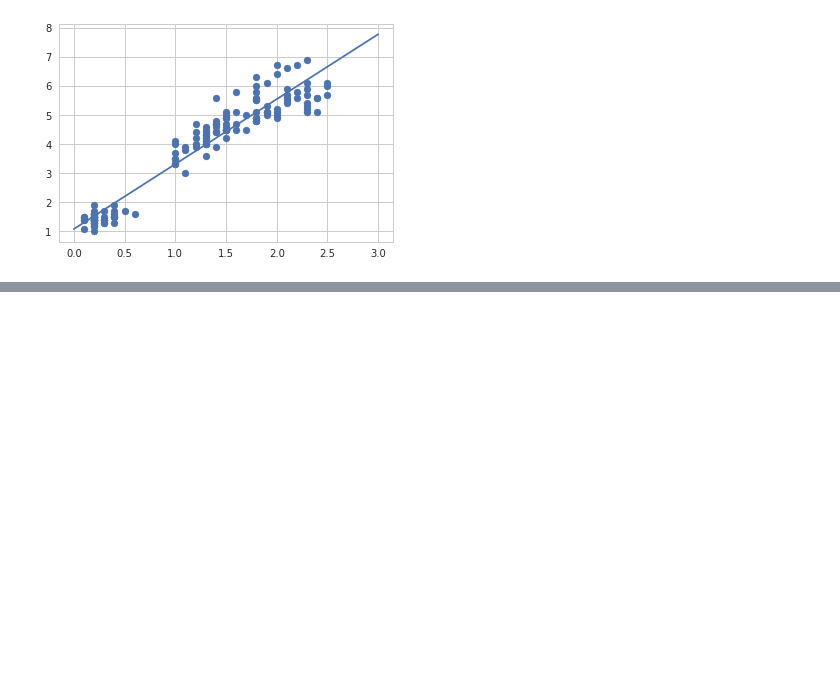
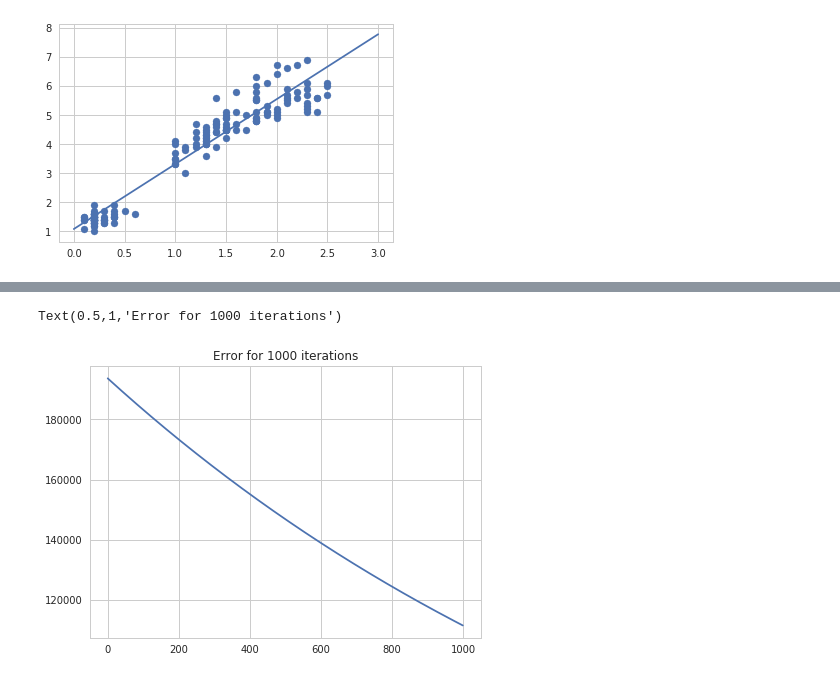
Before and after one commit to machine-learning-helpers/docker-python-jupyter, a Jupyter notebook: notebook/induction/books/machine-learning-for-engineers/04-regression-classification.ipynb, the cells around one changed output, grey strips where cells are left out. Drawn from its saved outputs; the diff is of its cells as text; code cells hidden in the pictures; blank space fills up the shorter version.

```diff
--- a/notebook/induction/books/machine-learning-for-engineers/04-regression-classification.ipynb
+++ b/notebook/induction/books/machine-learning-for-engineers/04-regression-classification.ipynb
@@ -118,0 +213,8 @@ plt.plot(xr, (xr*beta)+alpha)
+# %%
+plt.figure(figsize=(7,5))
+xr = np.arange(0,1000)
+plt.plot(xr,np.array(error).transpose())
+plt.title('Error for 1000 iterations')
+# %% [output]
+Text(0.5,1,'Error for 1000 iterations')
+[figure, added]
```
Also changed, not shown: parts of 21 cells of this notebook, 8 other files.
